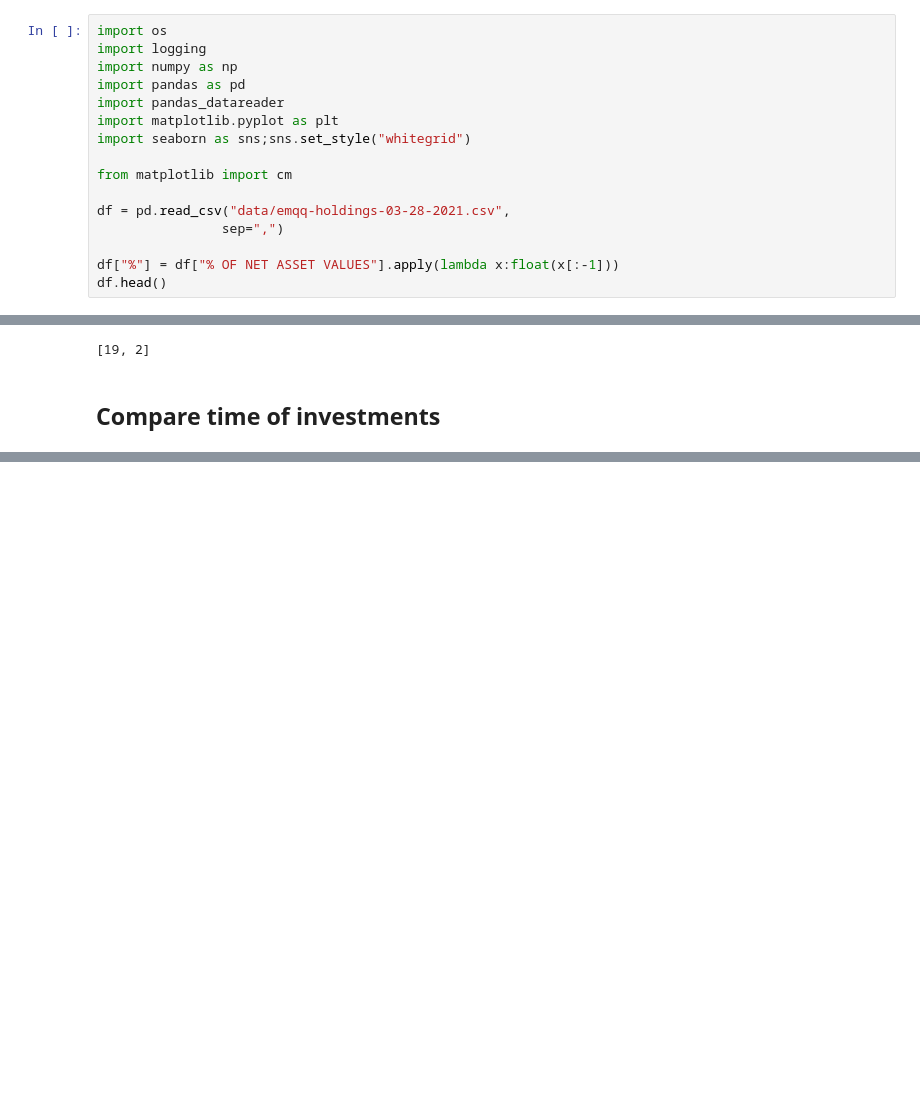
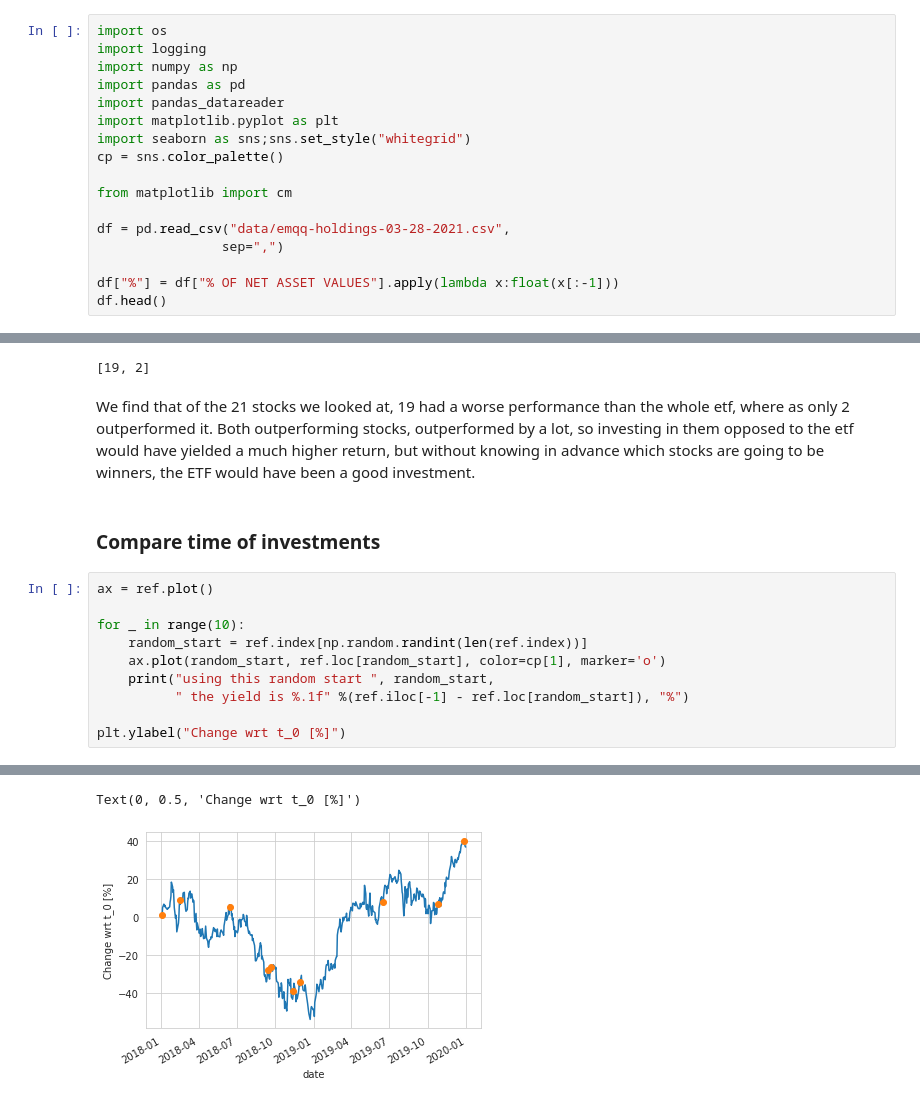
Before and after one commit to nicolasholland/VariousProjects, a Jupyter notebook: investment/ETF.ipynb, the cells around one changed output, grey strips where cells are left out. Cells and saved outputs as stored; diff of their text form; blank space fills up the shorter version.

```diff
--- a/investment/EMQQ.ipynb
+++ b/investment/ETF.ipynb
@@ -10,6 +14,7 @@ import pandas as pd
 import pandas_datareader
 import matplotlib.pyplot as plt
 import seaborn as sns;sns.set_style("whitegrid")
+cp = sns.color_palette()
 
 from matplotlib import cm
 
@@ -204,5 +209,18 @@ for _ in df3.columns:
 compare
 # %% [output]
 [19, 2]
+# %% [markdown]
+We find that of the 21 stocks we looked at, 19 had a worse performance than the whole etf, where as only 2 outperformed it. Both outperforming stocks, outperformed by a lot, so investing in them opposed to the etf would have yielded a much higher return, but without knowing in advance which stocks are going to be winners, the ETF would have been a good investment.
 # %% [markdown]
-## Compare time of investments
+### Compare time of investments
+# %%
+ax = ref.plot()
+
+for _ in range(10):
+    random_start = ref.index[np.random.randint(len(ref.index))]
+    ax.plot(random_start, ref.loc[random_start], color=cp[1], marker='o')
+    print("using this random start ", random_start,
+          " the yield is %.1f" %(ref.iloc[-1] - ref.loc[random_start]), "%")
+
+plt.ylabel("Change wrt t_0 [%]")
+# %% [output]
@@ -208,0 +237,2 @@ compare
+Text(0, 0.5, 'Change wrt t_0 [%]')
+[figure, added]
```
Also changed, not shown: parts of 9 cells of this notebook.
